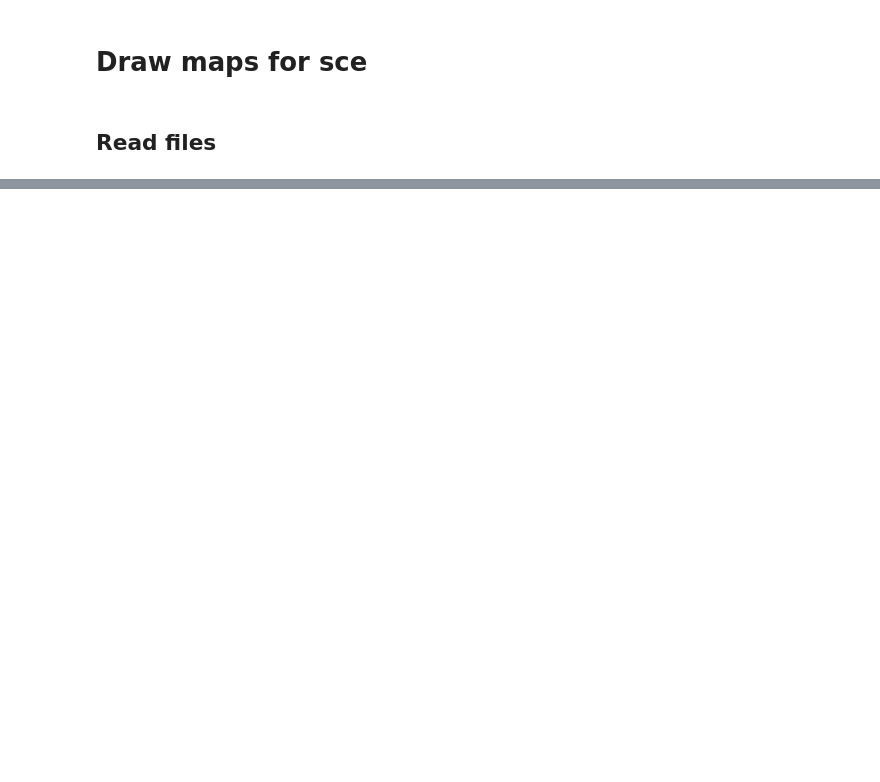
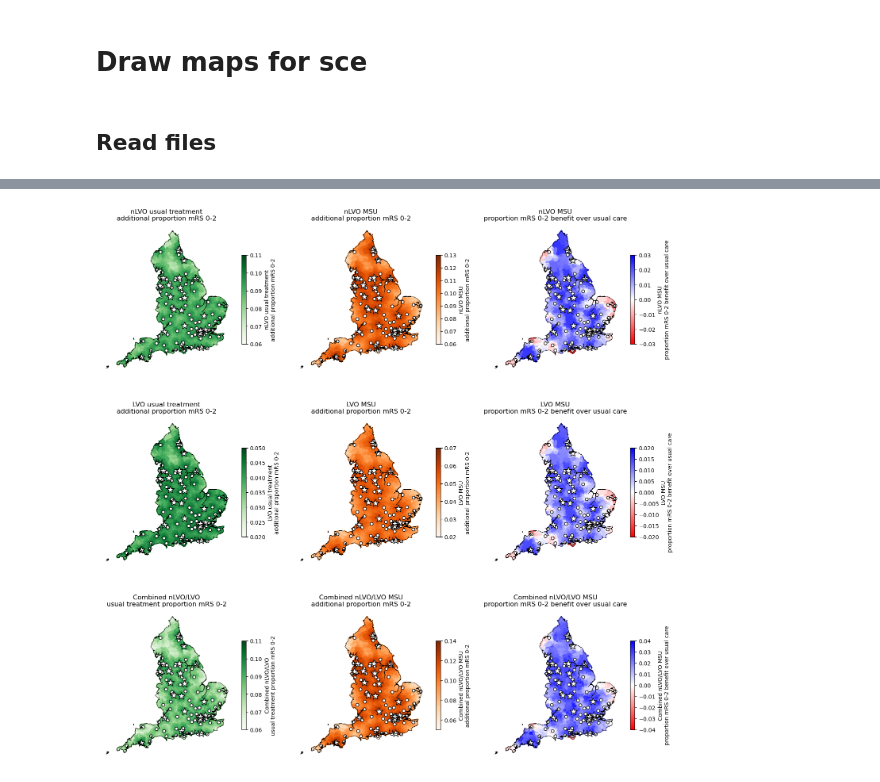
Before and after one commit to stroke-modelling/muster2, a Jupyter notebook: map/produce_maps.ipynb, the cells around one changed output, grey strips where cells are left out. Saved outputs shown, nothing was run; the diff lists cells and outputs as text; code cells hidden in the pictures; blank space fills up the shorter version.

```diff
--- a/map/produce_maps.ipynb
+++ b/map/produce_maps.ipynb
@@ -131,0 +219,46 @@ plt.show()
+# %%
+cols = list(cols_to_plot.keys())
+
+fig = plt.figure(figsize=(15,15))
+
+for i, col in enumerate(cols):
+    # Get min and max of data[col]
+    vmin = data[col].min()
+    vmax = data[col].max()
+    colormap = colormaps[col]
+    if colormap == 'bwr_r':
+        # Set min and max to be symmetric around 0
+        vmax = max([abs(vmin), abs(vmax)])
+        vmin = -vmax
+    vmin = round(vmin - 0.00499, 2)
+    vmax = round(vmax + 0.00499, 2)
+
+
+    ax = fig.add_subplot(3, 3, i+1)
+
+    data.plot(ax=ax, # Set which axes to use for plot (only one here)
+                 column=col, # Column to apply colour
+                 antialiased=False, # Avoids artifact boundry lines
+                 edgecolor='face', # Make LSOA boundry same colour as area
+                 vmin=vmin, # Manual scale min (remove to make automatic)
+                 vmax=vmax, # Manual scale max (remove to make automatic)
+                 cmap=colormap, # Colour map to use
+                 # Adjust size of colourmap key, and add label
+                 legend_kwds={'shrink':0.5, 'label':cols_to_plot[col]},
+                 # Set to display legend
+                 legend=True,
+                 # Make slightly transparent
+                 alpha=1.0)
+    # Plot outline
+    england.plot(ax=ax, edgecolor='k', facecolor='none', linewidth=0.5)
+    # Plot location of hospitals
+    mask = hospitals_gdf['Use_IVT'] == '1'
+    hospitals_gdf[mask].plot(ax=ax, edgecolor='k', facecolor='w', markersize=30, marker='o')
+    mask = hospitals_gdf['Use_MT'] == '1'
+    hospitals_gdf[mask].plot(ax=ax, edgecolor='k', facecolor='w', markersize=200, marker='*')
+    ax.set_axis_off() # Turn of axis linea dn numbers
+    ax.set_title(cols_to_plot[col])
+plt.tight_layout(pad=2)
+plt.savefig('map_mrs_0_2.jpg', dpi=300, bbox_inches='tight', pad_inches=0.1) # Save figure
+# %% [output]
+[figure, added]
```
Also changed, not shown: parts of 10 cells of this notebook, 8 other files.
